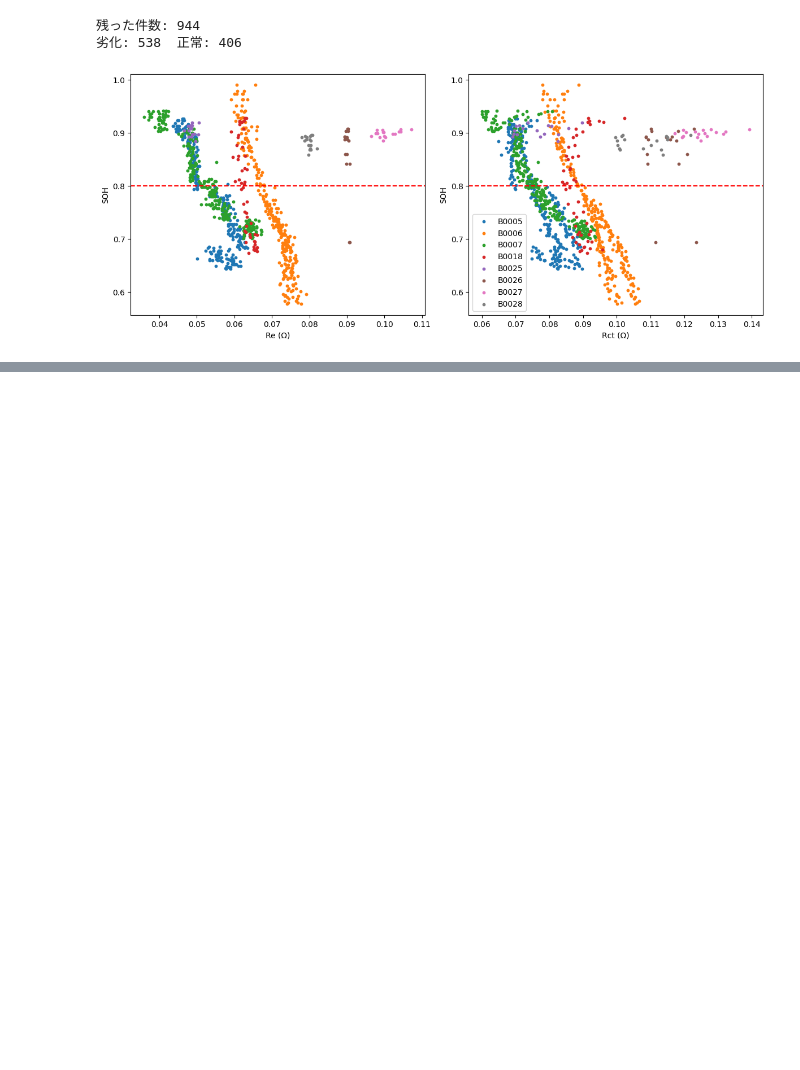
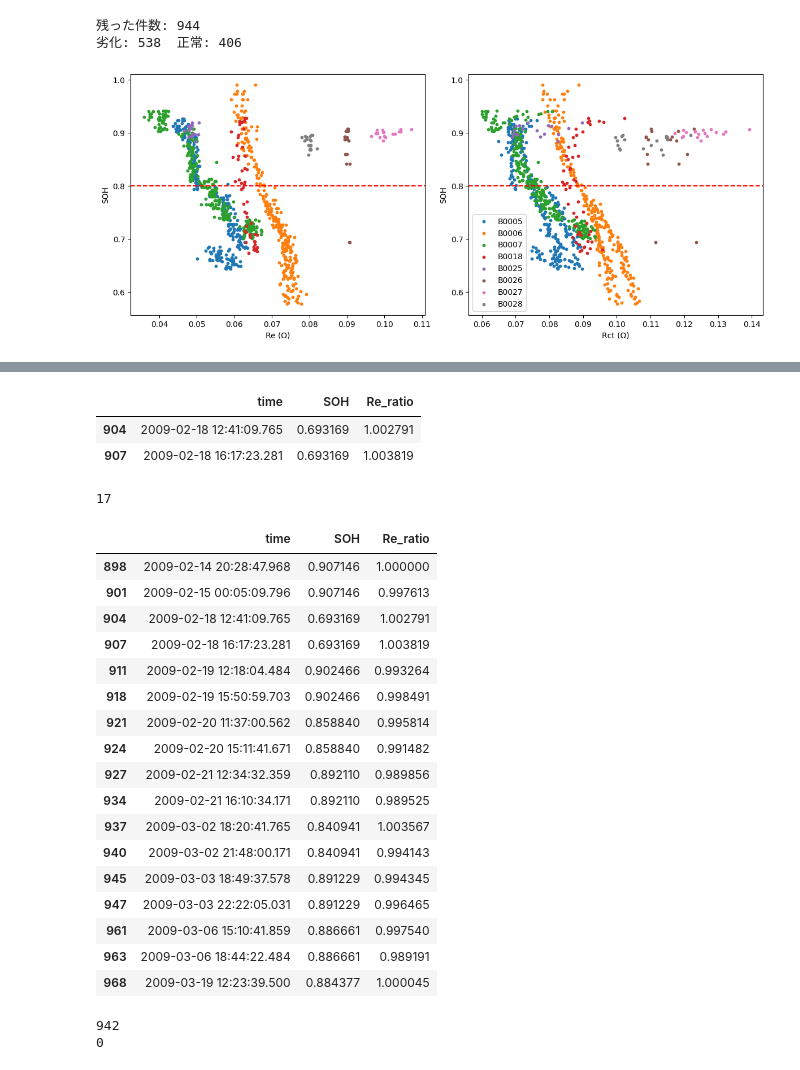
Before and after one commit to UniqueAIEngineer/lithium-battery-analysis, a Jupyter notebook: 01_explore.ipynb, the cells around one changed output, grey strips where cells are left out. Saved outputs shown, nothing was run; the diff lists cells and outputs as text; code cells hidden in the pictures; blank space fills up the shorter version.

```diff
--- a/01_explore.ipynb
+++ b/01_explore.ipynb
@@ -183,0 +222,7 @@ plt.show()
+# %%
+d = d.sort_values(["battery_id","time"])
+
+below = d[d["SOH"]<0.8]
+
+first_cross = below.groupby("battery_id").first()
+first_cross[["Re_ratio","SOH"]]
@@ -183,0 +246,38 @@ plt.show()
+# %%
+d26 = d[d["battery_id"] == "B0026"]
+near = d26[(d26["time"] >= "2009-02-17") & (d26["time"] <= "2009-02-19")]
+near[["time","SOH","Re_ratio"]]
+# %% [output]
+|  | time | SOH | Re_ratio |
+| 904 | 2009-02-18 12:41:09.765 | 0.693169 | 1.002791 |
+| 907 | 2009-02-18 16:17:23.281 | 0.693169 | 1.003819 |
+# %%
+print(len(d26))
+d26[["time","SOH","Re_ratio"]]
+# %% [output]
+17
+|  | time | SOH | Re_ratio |
+| 898 | 2009-02-14 20:28:47.968 | 0.907146 | 1.000000 |
+| 901 | 2009-02-15 00:05:09.796 | 0.907146 | 0.997613 |
+| 904 | 2009-02-18 12:41:09.765 | 0.693169 | 1.002791 |
+| 907 | 2009-02-18 16:17:23.281 | 0.693169 | 1.003819 |
+| 911 | 2009-02-19 12:18:04.484 | 0.902466 | 0.993264 |
+| 918 | 2009-02-19 15:50:59.703 | 0.902466 | 0.998491 |
+| 921 | 2009-02-20 11:37:00.562 | 0.858840 | 0.995814 |
+| 924 | 2009-02-20 15:11:41.671 | 0.858840 | 0.991482 |
+| 927 | 2009-02-21 12:34:32.359 | 0.892110 | 0.989856 |
+| 934 | 2009-02-21 16:10:34.171 | 0.892110 | 0.989525 |
+| 937 | 2009-03-02 18:20:41.765 | 0.840941 | 1.003567 |
+| 940 | 2009-03-02 21:48:00.171 | 0.840941 | 0.994143 |
+| 945 | 2009-03-03 18:49:37.578 | 0.891229 | 0.994345 |
+| 947 | 2009-03-03 22:22:05.031 | 0.891229 | 0.996465 |
+| 961 | 2009-03-06 15:10:41.859 | 0.886661 | 0.997540 |
+| 963 | 2009-03-06 18:44:22.484 | 0.886661 | 0.989191 |
+| 968 | 2009-03-19 12:23:39.500 | 0.884377 | 1.000045 |
+# %%
+d = d.drop(index=[904,907])
+print(len(d))
+print(len(d[(d["battery_id"] == "B0026") & (d["SOH"] < 0.8)]))
+# %% [output]
+942
+0
```
Also changed, not shown: parts of 11 cells of this notebook, 1 other file.
